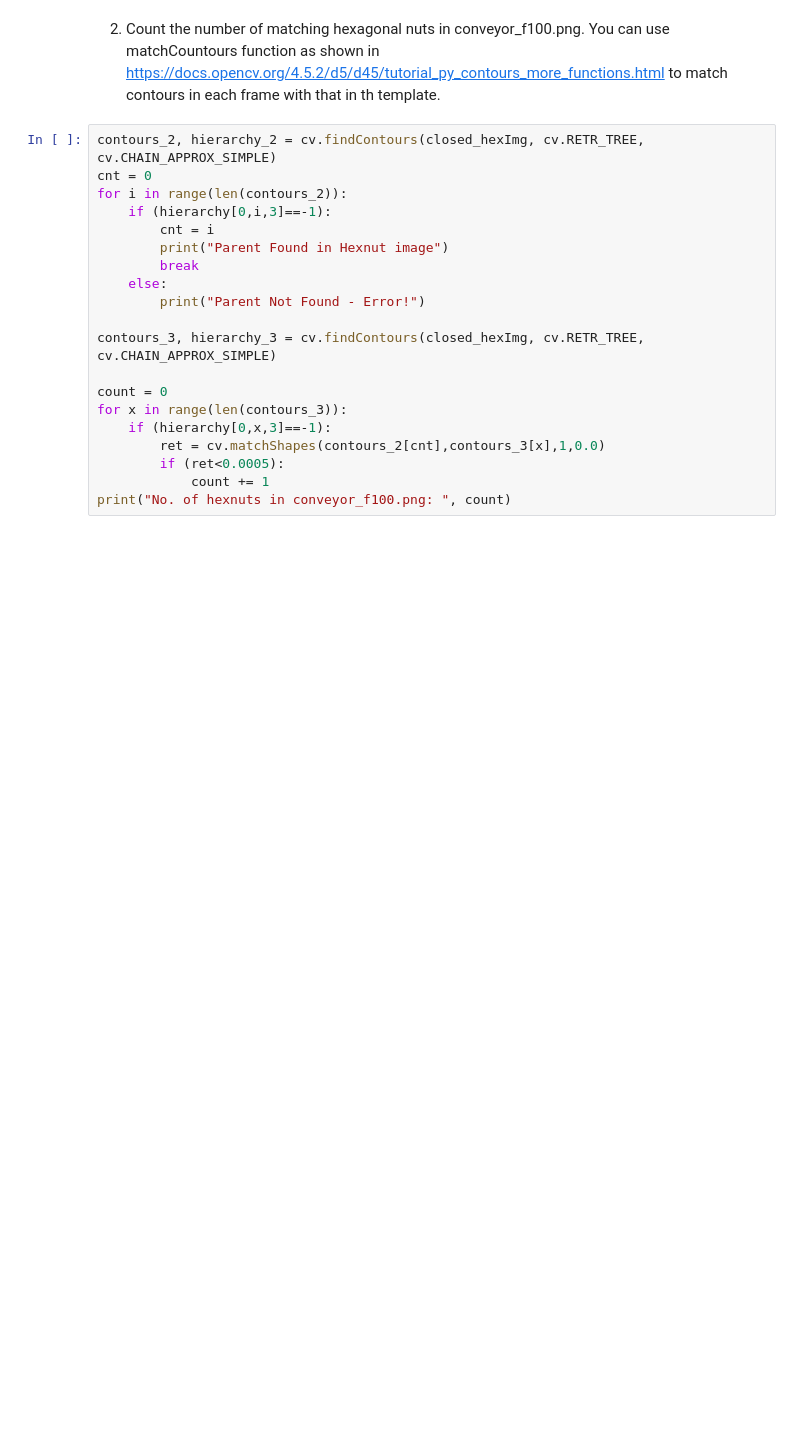
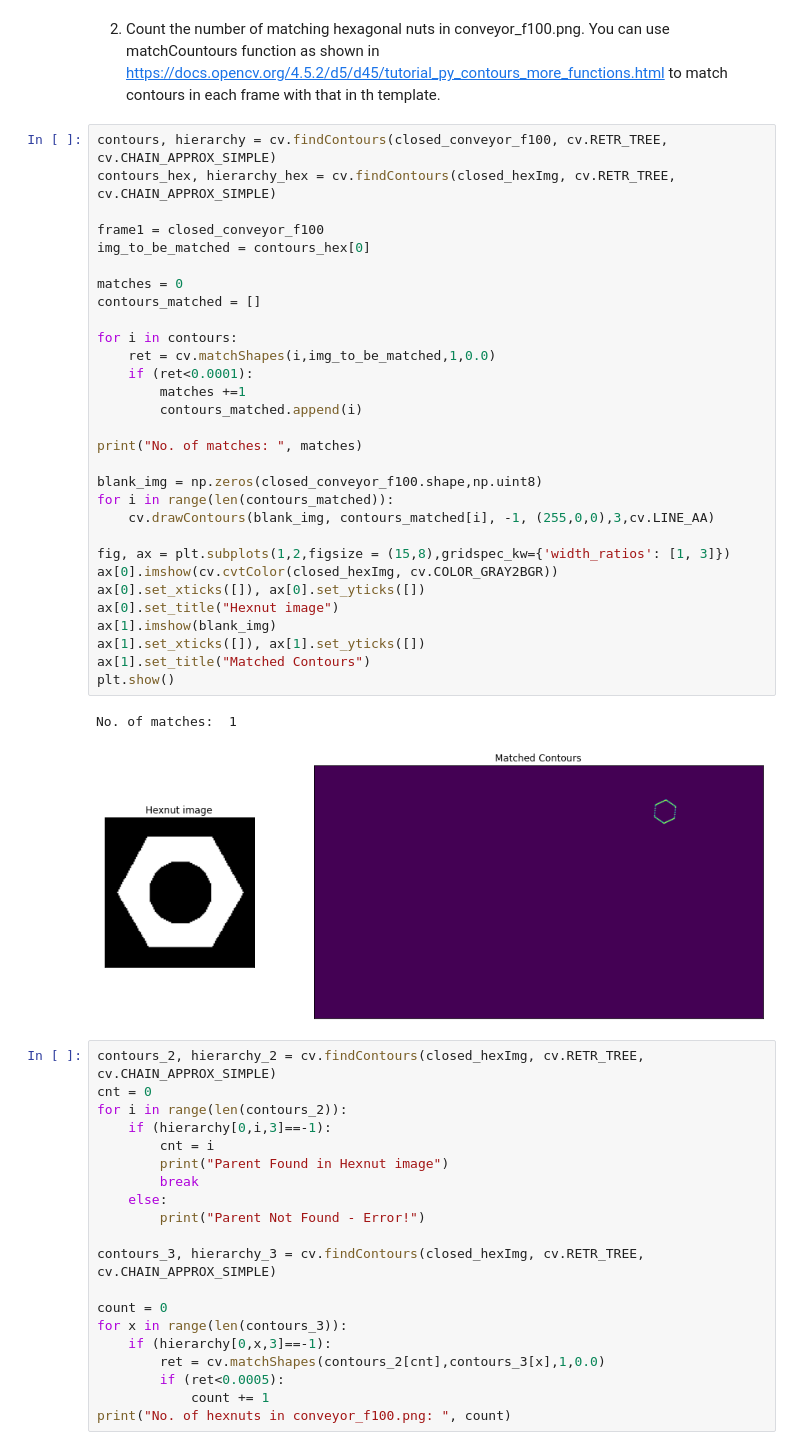
Before and after one commit to Uvin99/EN2550_Assignment3, a Jupyter notebook: Assignment3.ipynb, the cells around one changed output. Saved outputs shown, nothing was run; the diff lists cells and outputs as text; blank space fills up the shorter version.

Commit message:
part2 q1 hex cnt matched

```diff
--- a/Assignment3.ipynb
+++ b/Assignment3.ipynb
@@ -198,6 +198,39 @@ cv.destroyAllWindows()
 Can't receive frame (stream end?). Exiting.
 # %% [markdown]
 2. Count the number of matching hexagonal nuts in conveyor_f100.png. You can use matchCountours function as shown in https://docs.opencv.org/4.5.2/d5/d45/tutorial_py_contours_more_functions.html to match contours in each frame with that in th template.
+# %%
+contours, hierarchy = cv.findContours(closed_conveyor_f100, cv.RETR_TREE, cv.CHAIN_APPROX_SIMPLE)
+contours_hex, hierarchy_hex = cv.findContours(closed_hexImg, cv.RETR_TREE, cv.CHAIN_APPROX_SIMPLE)
+
+frame1 = closed_conveyor_f100
+img_to_be_matched = contours_hex[0]
+
+matches = 0
+contours_matched = []
+
+for i in contours:
+    ret = cv.matchShapes(i,img_to_be_matched,1,0.0)
+    if (ret<0.0001):
+        matches +=1
+        contours_matched.append(i)
+
+print("No. of matches: ", matches)
+
+blank_img = np.zeros(closed_conveyor_f100.shape,np.uint8)
+for i in range(len(contours_matched)):
+    cv.drawContours(blank_img, contours_matched[i], -1, (255,0,0),3,cv.LINE_AA)
+
+fig, ax = plt.subplots(1,2,figsize = (15,8),gridspec_kw={'width_ratios': [1, 3]})
+ax[0].imshow(cv.cvtColor(closed_hexImg, cv.COLOR_GRAY2BGR))
+ax[0].set_xticks([]), ax[0].set_yticks([])
+ax[0].set_title("Hexnut image")
+ax[1].imshow(blank_img)
+ax[1].set_xticks([]), ax[1].set_yticks([])
+ax[1].set_title("Matched Contours")
+plt.show()
+# %% [output]
+No. of matches:  1
+[figure, added]
 # %%
 contours_2, hierarchy_2 = cv.findContours(closed_hexImg, cv.RETR_TREE, cv.CHAIN_APPROX_SIMPLE)
 cnt = 0
```
Also changed, not shown: parts of 3 cells of this notebook.
